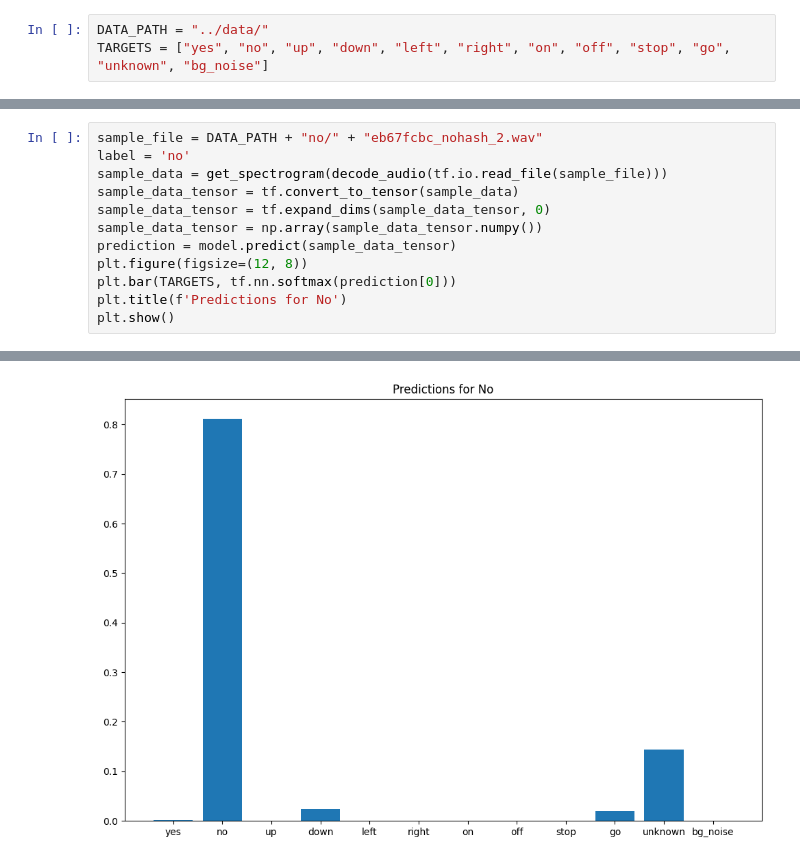
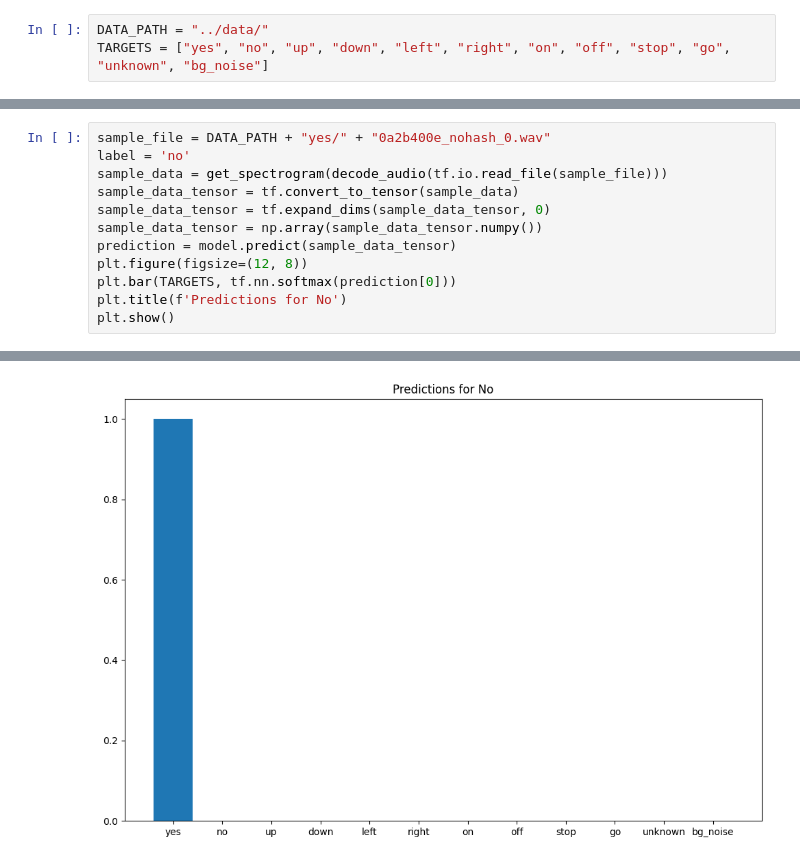
Before and after one commit to lagarrueal/VoiceCommands, a Jupyter notebook: training/inference.ipynb, the cells around one changed output, grey strips where cells are left out. Saved outputs shown, nothing was run; the diff lists cells and outputs as text.

```diff
--- a/training/inference.ipynb
+++ b/training/inference.ipynb
@@ -52,5 +78,5 @@ model.summary()
 # %%
-sample_file = DATA_PATH + "no/" + "eb67fcbc_nohash_2.wav"
+sample_file = DATA_PATH + "yes/" + "0a2b400e_nohash_0.wav"
 label = 'no'
 sample_data = get_spectrogram(decode_audio(tf.io.read_file(sample_file)))
 sample_data_tensor = tf.convert_to_tensor(sample_data)
@@ -66 +92 @@ plt.show()
-[figure, old version]
+[figure, new version]
```
Also changed, not shown: parts of 4 cells of this notebook, 2 other files.
